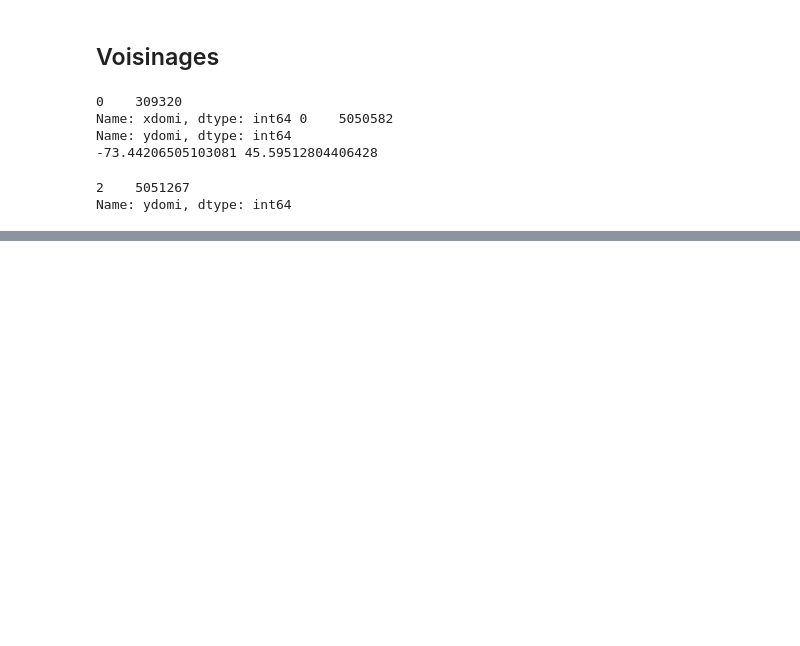
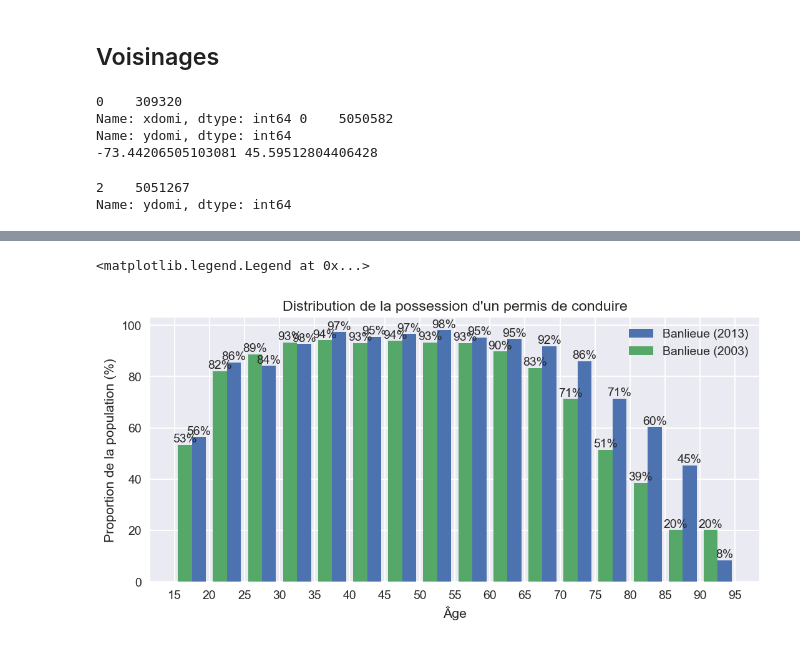
Before and after one commit to davidmurray/CIV6702-TP3, a Jupyter notebook: TP3.ipynb, the cells around one changed output, grey strips where cells are left out. Drawn from its saved outputs; the diff is of its cells as text; code cells hidden in the pictures; blank space fills up the shorter version.

```diff
--- a/TP3.ipynb
+++ b/TP3.ipynb
@@ -16,8 +16,14 @@ boucherville_2013 = pd.read_csv("data/OD13_amtSm_309.csv")
 longueuilEst_2013 = pd.read_csv("data/OD13_amtSm_302.csv")
 saintBruno_2013 = pd.read_csv("data/OD13_amtSm_310.csv")
 #suburb = pd.concat([boucherville_2013, longueuilEst_2013, saintBruno_2013])
-suburb = pd.read_csv("data/OD13_suburb_with_walkscore.csv")
-suburb.title = "Banlieue"
+suburb_2013 = pd.read_csv("data/OD13_suburb_with_walkscore.csv")
+suburb_2013.title = "Banlieue 2013"
+
+boucherville_2003 = pd.read_csv("data/OD03_amtSm_309.csv")
+longueuilEst_2003 = pd.read_csv("data/OD03_amtSm_302.csv")
+saintBruno_2003 = pd.read_csv("data/OD03_amtSm_310.csv")
+suburb_2003 = pd.concat([boucherville_2003, longueuilEst_2003, saintBruno_2003])
+suburb_2003.title = "Banlieue 2003"
 
 #montrealNord = pd.read_csv("data/OD13_amtSm_118.csv")
 montrealNord = pd.read_csv("data/OD13_montrealNord_with_walkscore.csv")
@@ -315,0 +333,22 @@ Name: ydomi, dtype: int64
+# %%
+width = 2
+plt.figure(figsize=(9, 4), dpi=140)
+def drivers_plot(df, title, offset):
+    bins = np.arange(15, 100, 5)
+    df["age_cut"] = pd.cut(df["age"], bins)
+
+    df_people = df[df["f_pers"] == 'T']
+    drivers_rate = df_people[df_people["permis"] == 1].groupby("age_cut").sum()["facper"] / df_people.groupby("age_cut").sum()["facper"] * 100
+
+    bar = plt.bar(bins[:-1]+2.5-offset, drivers_rate, width=width, label=title)
+    plt.bar_label(bar, fmt="%.0f%%")
+    _ = plt.xticks(bins)
+    plt.xlabel("Âge")
+    plt.ylabel("Proportion de la population (%)")
+    plt.title("Distribution de la possession d'un permis de conduire")
+drivers_plot(suburb_2013, title="Banlieue (2013)", offset=-width/2)
+drivers_plot(suburb_2003, title="Banlieue (2003)", offset=width/2)
+plt.legend()
+# %% [output]
+<matplotlib.legend.Legend at 0x...>
+[figure, added]
```
Also changed, not shown: parts of 19 cells of this notebook.
